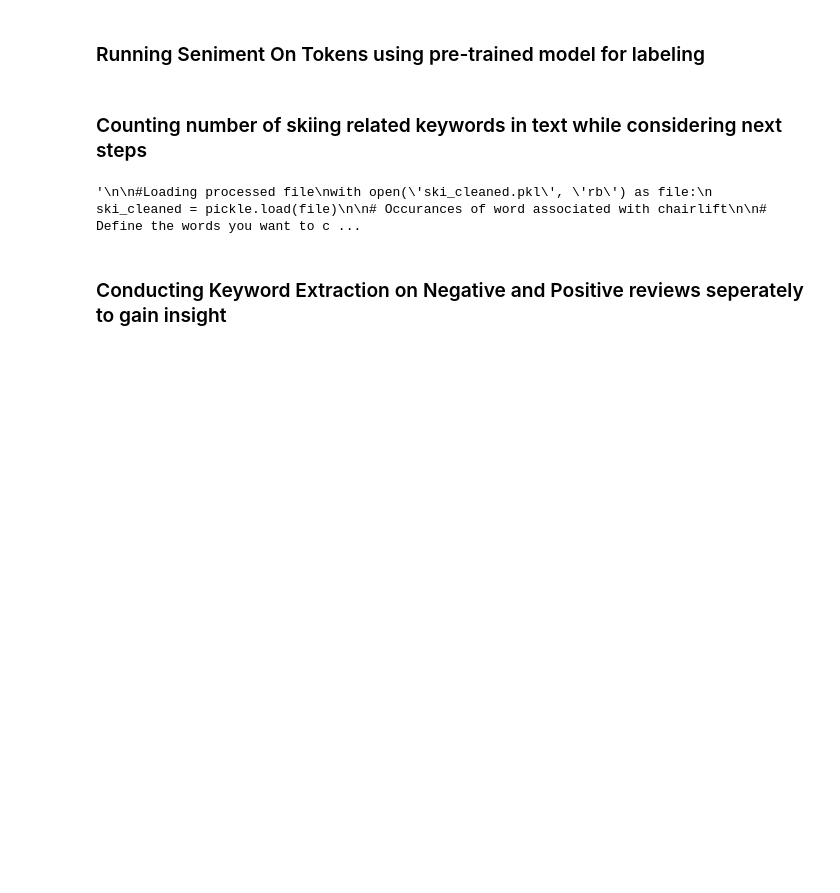
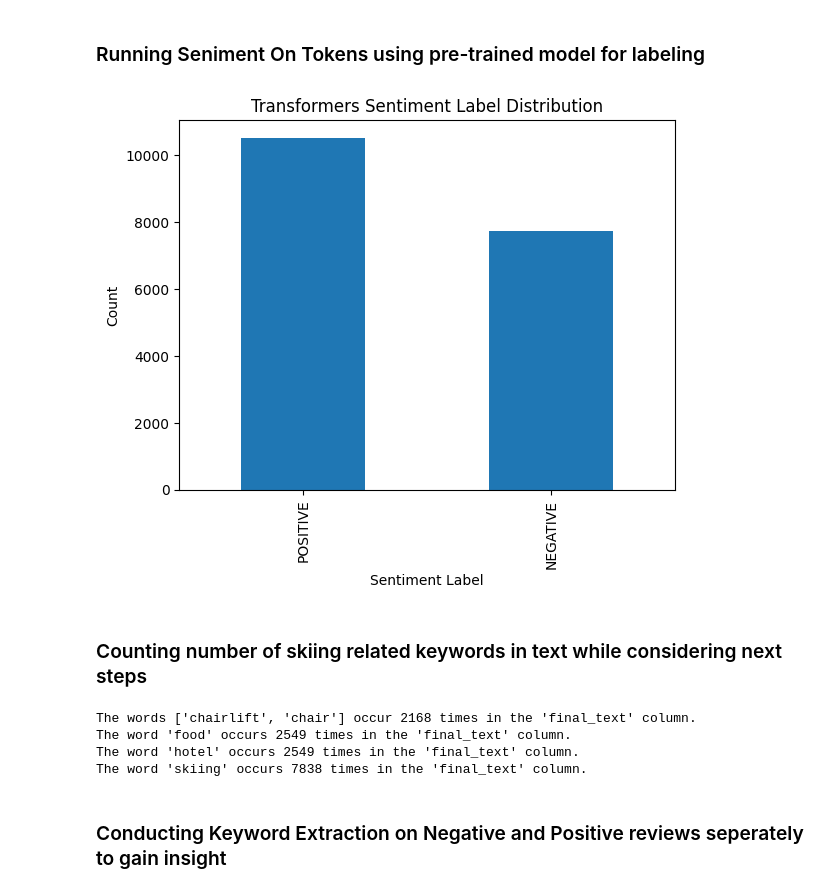
Before and after one commit to mattjohnescu/Personal-Work, a Jupyter notebook: Ski Areas Reviews NLP Project.ipynb, the cells around one changed output. Cells and saved outputs as stored; diff of their text form; code cells hidden in the pictures; blank space fills up the shorter version.

```diff
--- a/Ski Areas Reviews NLP Project.ipynb
+++ b/Ski Areas Reviews NLP Project.ipynb
@@ -27,8 +27,8 @@ import pickle
 # %%
 
 # Read the CSV file
-file_path = 'C:/Users/johne/Downloads/OnTheSnow_SkiAreaReviews.csv'
-#file_path = 'C:/Users/matt/Downloads/OnTheSnow_SkiAreaReviews.csv'
+#file_path = 'C:/Users/johne/Downloads/OnTheSnow_SkiAreaReviews.csv'
+file_path = 'C:/Users/matt/Downloads/OnTheSnow_SkiAreaReviews.csv'
 skiraw = pd.read_csv(file_path)
 
 # Display the first few rows of the new DataFrame to verify
@@ -162,10 +162,5 @@ def get_wordnet_pos(word):
 ski_cleaned['tokens'] = ski_cleaned['Review Text Cleaned'].apply(word_tokenize)
 ski_cleaned['tokens'] = ski_cleaned['tokens'].apply(lambda x: [lemmatizer.lemmatize(word, get_wordnet_pos(word)) for word in x])
 ski_cleaned['final_text'] = ski_cleaned['tokens'].apply(lambda x: ' '.join(x))
-
-
-# Save the processed DataFrame
-with open('ski_cleaned.pkl', 'wb') as file:
-    pickle.dump(ski_cleaned, file)
 # %% [output]
 [nltk_data] Downloading package stopwords to
@@ -188,47 +183,41 @@ with open('ski_cleaned.pkl', 'wb') as file:
 ### Running Seniment On Tokens using pre-trained model for labeling
 # %%
 
-
-# Load the processed DataFrame
-with open('ski_cleaned.pkl', 'rb') as file:
-    ski_cleaned = pickle.load(file)
 
 # Truncate reviews to 395 tokens, in a production setting this may cause inaccuracies
 max_length = 395
 ski_cleaned['truncated_text'] = ski_cleaned['final_text'].apply(lambda x: ' '.join(x.split()[:max_length]))
 
 # Sentiment Analysis
 from transformers import pipeline
 
 # Specify the model
 model_name = "distilbert-base-uncased-finetuned-sst-2-english"
 sentiment_pipeline = pipeline("sentiment-analysis", model=model_name)
 
 # Apply sentiment analysis to the cleaned review text
 ski_cleaned['transformers_sentiment'] = ski_cleaned['truncated_text'].apply(lambda x: sentiment_pipeline(x)[0]['label'])
 
 # Extract negative and positive reviews
 negative_reviews = ski_cleaned[ski_cleaned['transformers_sentiment'] == 'NEGATIVE']
 positive_reviews = ski_cleaned[ski_cleaned['transformers_sentiment'] == 'POSITIVE']
 
 # Save the processed DataFrame
 with open('ski_cleaned.pkl', 'wb') as file:
     pickle.dump(ski_cleaned, file)
 
 # Display sentiment label distribution for Transformers
 ski_cleaned['transformers_sentiment'].value_counts().plot(kind='bar')
 plt.title('Transformers Sentiment Label Distribution')
 plt.xlabel('Sentiment Label')
 plt.ylabel('Count')
 plt.show()
+# %% [output]
+[figure, added]
 # %% [markdown]
 ### Counting number of skiing related keywords in text while considering next steps
 # %%
-'''
 
-#Loading processed file
-with open('ski_cleaned.pkl', 'rb') as file:
-    ski_cleaned = pickle.load(file)
 
 # Occurances of word associated with chairlift
 
@@ -271,10 +260,11 @@ print(f"The word '{"hotel"}' occurs {word_count_food} times in the 'final_text'
 word_count_skiing = ski_cleaned['final_text'].apply(lambda x: count_word_occurrences(x, "skiing")).sum()
 
 print(f"The word '{"skiing"}' occurs {word_count_skiing} times in the 'final_text' column.")
-
-'''
 # %% [output]
-'\n\n#Loading processed file\nwith open(\'ski_cleaned.pkl\', \'rb\') as file:\n    ski_cleaned = pickle.load(file)\n\n# Occurances of word associated with chairlift\n\n# Define the words you want to c ...
+The words ['chairlift', 'chair'] occur 2168 times in the 'final_text' column.
+The word 'food' occurs 2549 times in the 'final_text' column.
+The word 'hotel' occurs 2549 times in the 'final_text' column.
+The word 'skiing' occurs 7838 times in the 'final_text' column.
 # %% [markdown]
 ### Conducting Keyword Extraction on Negative and Positive reviews seperately to gain insight
 # %%
```
Also changed, not shown: parts of 2 cells of this notebook.
